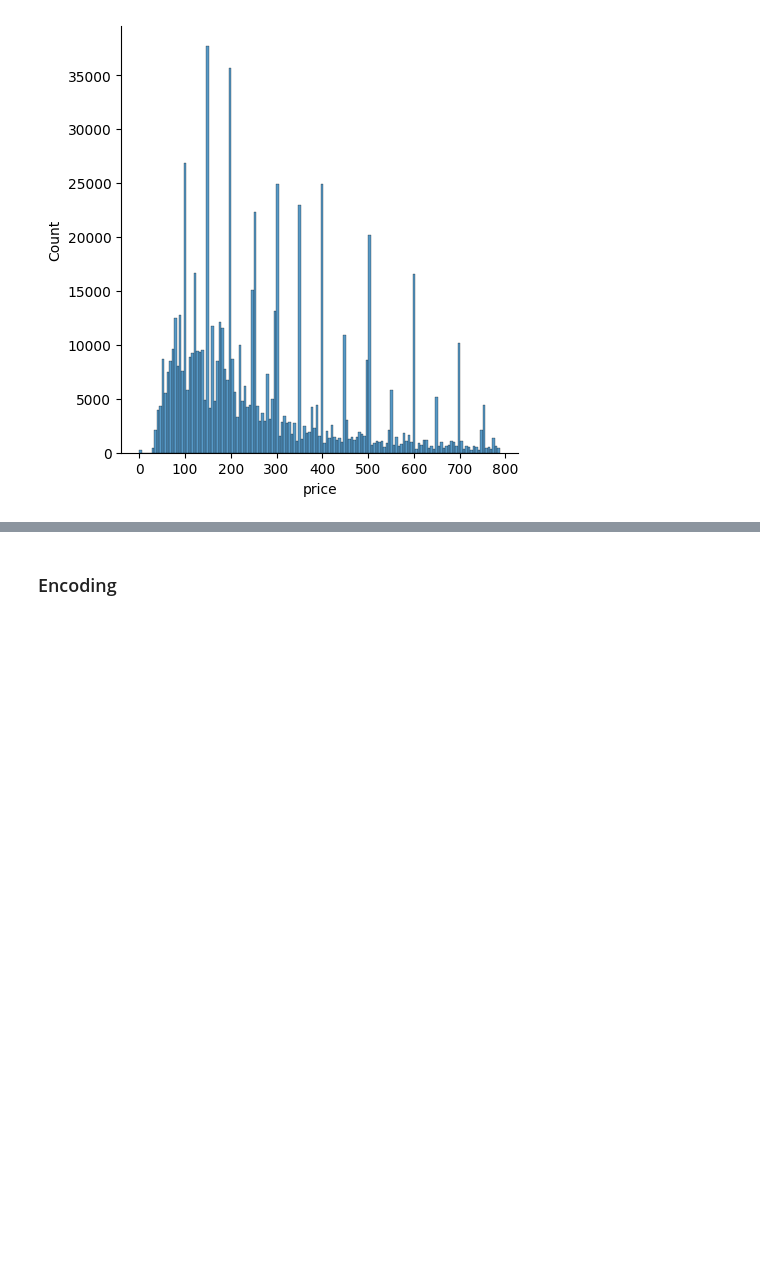
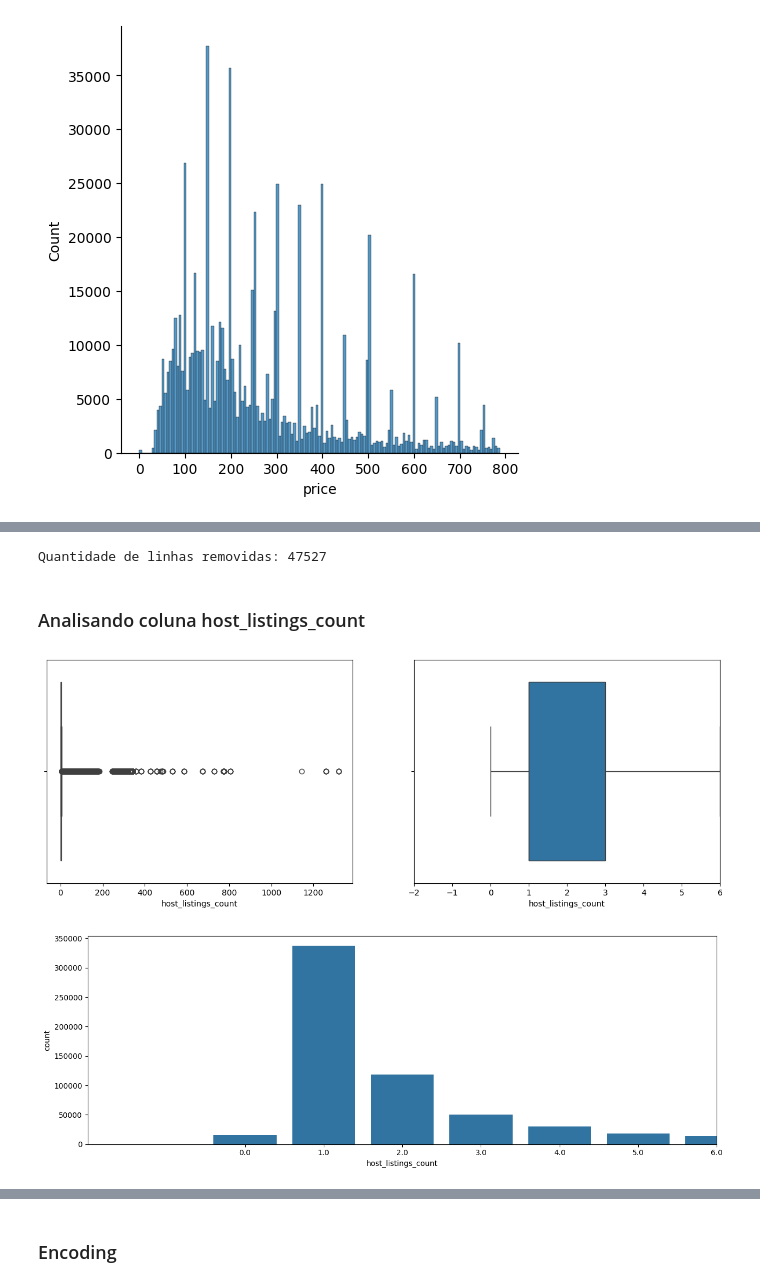
Before and after one commit to gabriellemosc/Rental-Price-Prediction, a Jupyter notebook: solucao.ipynb, the cells around one changed output, grey strips where cells are left out. Saved outputs shown, nothing was run; the diff lists cells and outputs as text; code cells hidden in the pictures; blank space fills up the shorter version.

```diff
--- a/solucao.ipynb
+++ b/solucao.ipynb
@@ -307,0 +323,16 @@ histograma(base_airbnb['price'])
+# %%
+#EXCLUIR OUTLIERS EXTRA_people
+base_airbnb, qnt_linhas = excluir_outliers(base_airbnb, 'extra_people')
+
+print(f'Quantidade de linhas removidas: {qnt_linhas}')
+# %% [output]
+Quantidade de linhas removidas: 47527
+# %% [markdown]
+### Analisando coluna host_listings_count
+# %%
+diagrama_caixa(base_airbnb['host_listings_count'])
+
+grafico_barras(base_airbnb['host_listings_count'])
+# %% [output]
+[figure, added]
+[figure, added]
```
Also changed, not shown: parts of 6 cells of this notebook.
